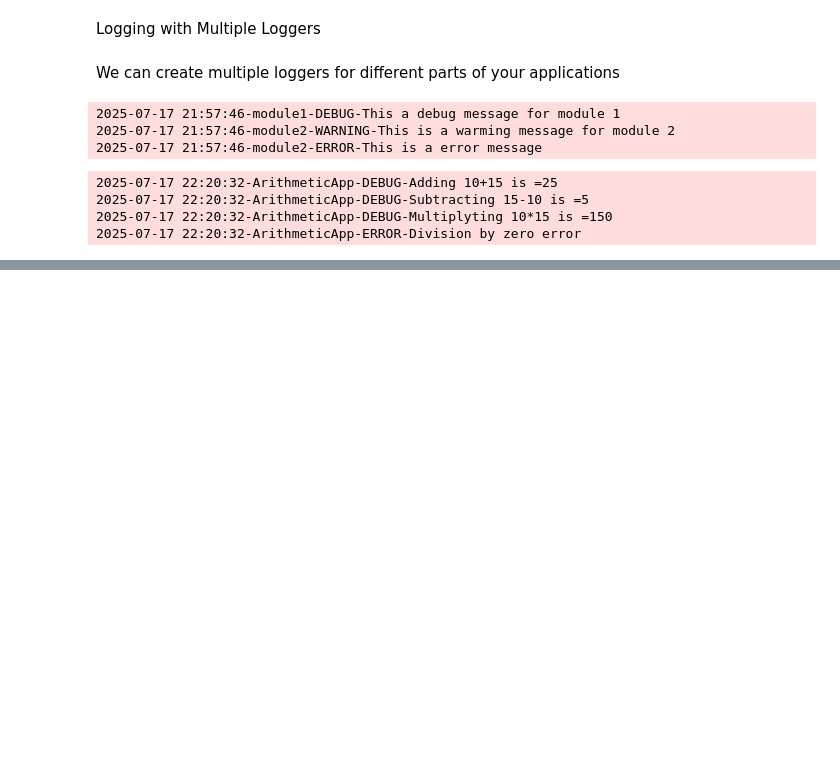
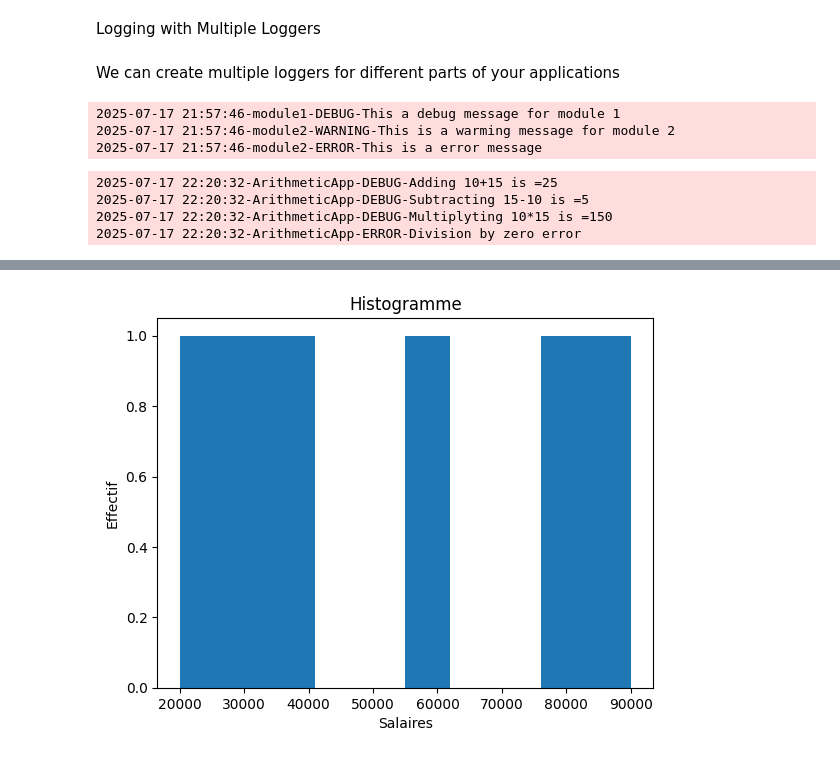
Before and after one commit to Barthez2023/PythonCode, a Jupyter notebook: python-basics/test.ipynb, the cells around one changed output, grey strips where cells are left out. Drawn from its saved outputs; the diff is of its cells as text; code cells hidden in the pictures; blank space fills up the shorter version.

```diff
--- a/python-basics/test.ipynb
+++ b/python-basics/test.ipynb
@@ -3357,0 +3418,13 @@ divide(20,0)
+# %%
+## Manpulation des donnes tabulaires avec pandas
+import pandas as pd
+# creation d'un dataframe
+
+data={
+    'Nom':['Alice','Bob','Charlie','David','Lea','Andre'],
+    'Age':[25,30,35,40,15,20],
+    'Ville':['Konya','Istanbul','Ankara','Izmir','Antalya','Karabuk'],
+    'Salaire':[20000,30000,40000,90000,60000,80000]
+}
+df=pd.DataFrame(data)
+print(df)
@@ -3357,0 +3515,8 @@ divide(20,0)
+# %%
+plt.hist(df['Salaire'])
+plt.title('Histogramme')
+plt.xlabel('Salaires')
+plt.ylabel('Effectif')
+plt.show()
+# %% [output]
+[figure, added]
```
Also changed, not shown: parts of 24 cells of this notebook, 1 other file.
